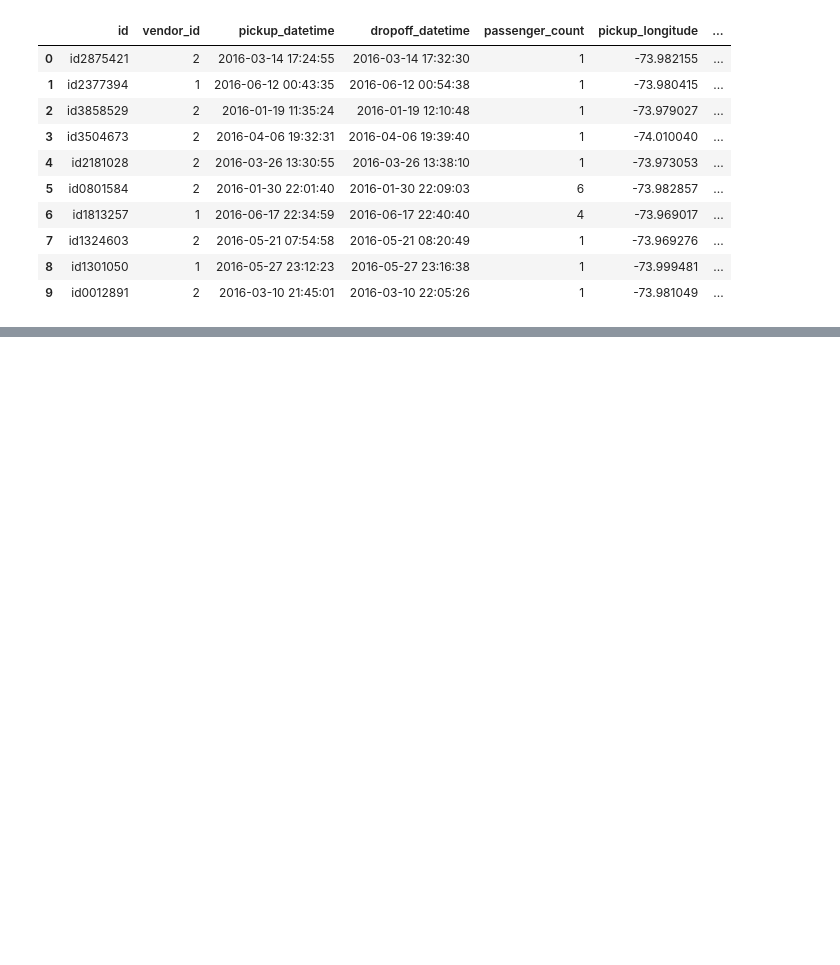
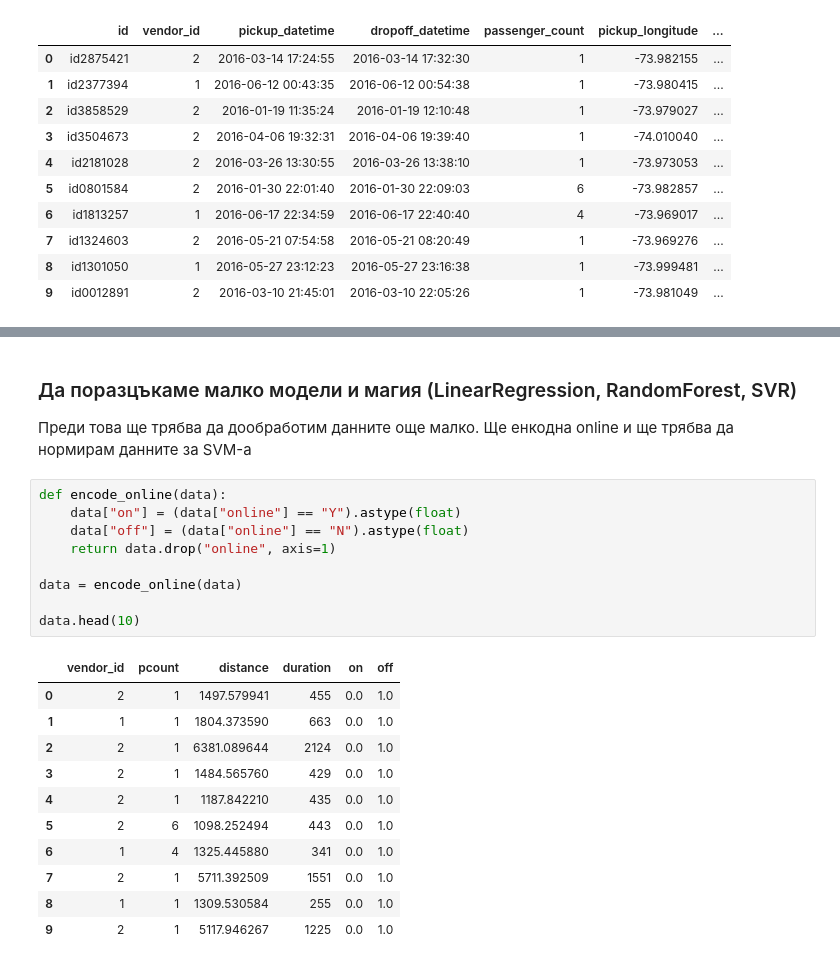
Before and after one commit to radpet/fmi-ml, a Jupyter notebook: nyc-taxi/I don't use Taxi.ipynb, the cells around one changed output, grey strips where cells are left out. Cells and saved outputs as stored; diff of their text form; blank space fills up the shorter version.

```diff
--- a/nyc-taxi/I don't use Taxi.ipynb
+++ b/nyc-taxi/I don't use Taxi.ipynb
@@ -90,0 +131,25 @@ Name: trip_duration, dtype: int64
+# %% [markdown]
+### Да поразцъкаме малко модели и магия (LinearRegression, RandomForest, SVR)
+
+Преди това ще трябва да дообработим данните още малко. Ще енкодна online и ще трябва да нормирам данните за SVM-а
+# %%
+def encode_online(data):
+    data["on"] = (data["online"] == "Y").astype(float)
+    data["off"] = (data["online"] == "N").astype(float)
+    return data.drop("online", axis=1)
+
+data = encode_online(data)
+
+data.head(10)
+# %% [output]
+|  | vendor_id | pcount | distance | duration | on | off |
+| 0 | 2 | 1 | 1497.579941 | 455 | 0.0 | 1.0 |
+| 1 | 1 | 1 | 1804.373590 | 663 | 0.0 | 1.0 |
+| 2 | 2 | 1 | 6381.089644 | 2124 | 0.0 | 1.0 |
+| 3 | 2 | 1 | 1484.565760 | 429 | 0.0 | 1.0 |
+| 4 | 2 | 1 | 1187.842210 | 435 | 0.0 | 1.0 |
+| 5 | 2 | 6 | 1098.252494 | 443 | 0.0 | 1.0 |
+| 6 | 1 | 4 | 1325.445880 | 341 | 0.0 | 1.0 |
+| 7 | 2 | 1 | 5711.392509 | 1551 | 0.0 | 1.0 |
+| 8 | 1 | 1 | 1309.530584 | 255 | 0.0 | 1.0 |
+| 9 | 2 | 1 | 5117.946267 | 1225 | 0.0 | 1.0 |
```
Also changed, not shown: parts of 15 cells of this notebook.
